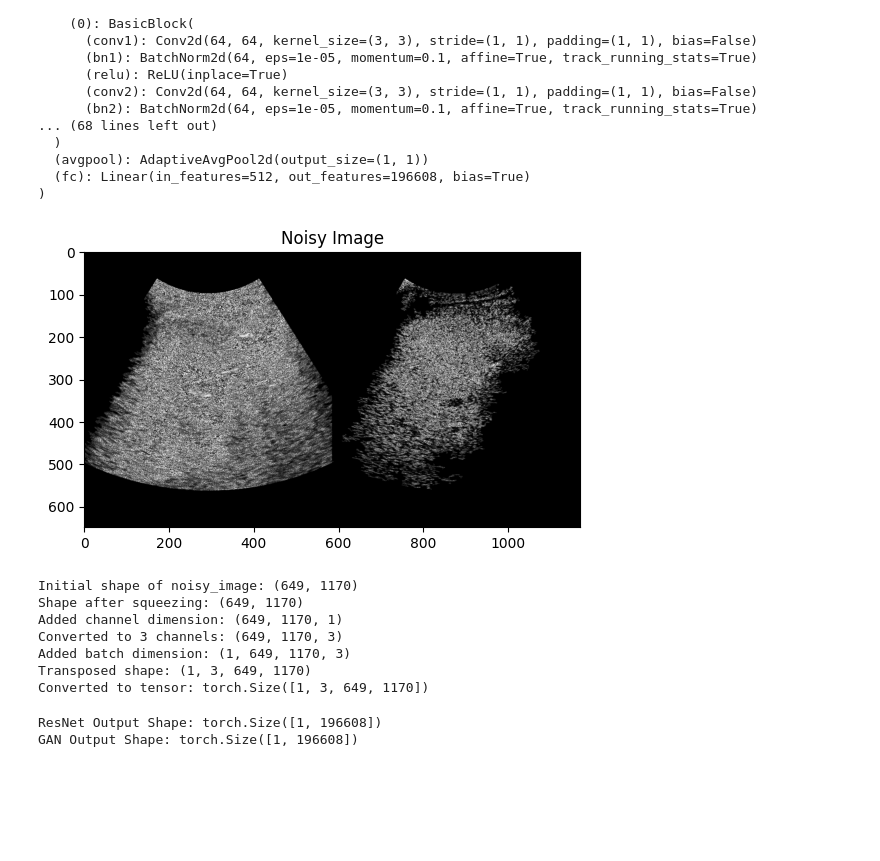
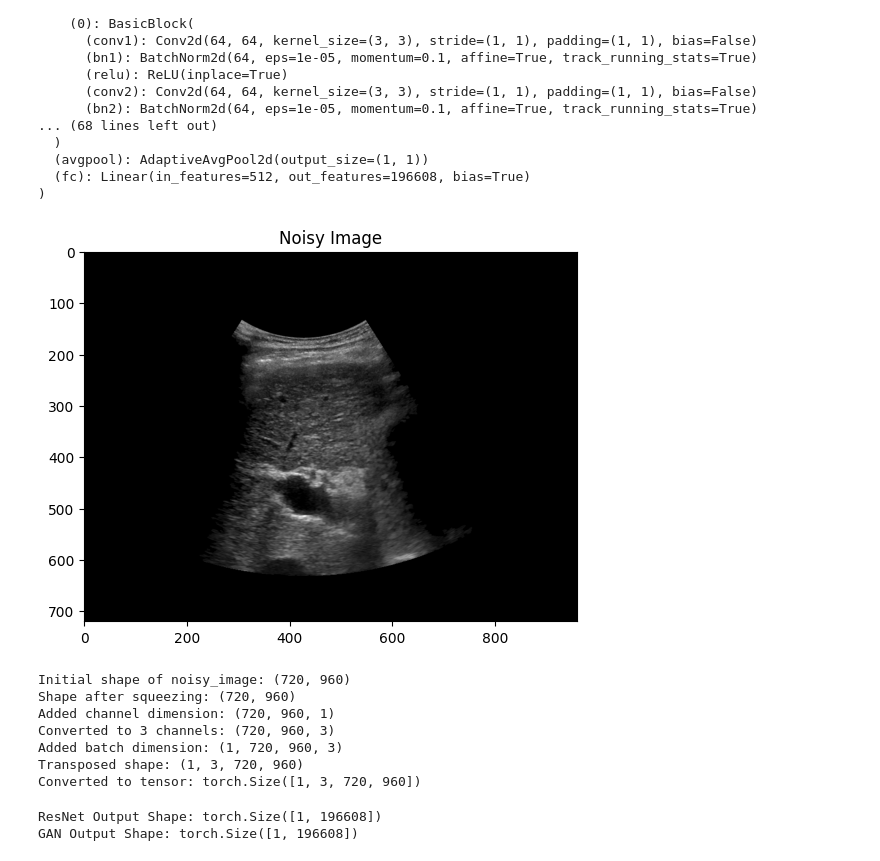
Before and after one commit to NikHerdt/ImageResolutionEnhancement, a Jupyter notebook: testing_models.ipynb, the cells around one changed output. Saved outputs shown, nothing was run; the diff lists cells and outputs as text; code cells hidden in the pictures; blank space fills up the shorter version.

```diff
--- a/testing_models.ipynb
+++ b/testing_models.ipynb
@@ -85,15 +88,15 @@ ResNet(
 )
 # %%
 # Load the noisy image
-noisy_image_path = "Noisy Images/1-6_speckle_noise.png"
+noisy_image_path = "Processed Images/1-1.png"
 noisy_image = plt.imread(noisy_image_path)
 
 # Display the noisy image
 plt.imshow(noisy_image, cmap='gray')
 plt.title("Noisy Image")
 plt.show()
 # %% [output]
-[figure, old version]
+[figure, new version]
 # %%
 # Print the initial shape of noisy_image
 print("Initial shape of noisy_image:", noisy_image.shape)
@@ -126,13 +129,13 @@ print("Transposed shape:", noisy_image.shape)
 noisy_image = torch.tensor(noisy_image).float()
 print("Converted to tensor:", noisy_image.shape)
 # %% [output]
-Initial shape of noisy_image: (649, 1170)
-Shape after squeezing: (649, 1170)
-Added channel dimension: (649, 1170, 1)
-Converted to 3 channels: (649, 1170, 3)
-Added batch dimension: (1, 649, 1170, 3)
-Transposed shape: (1, 3, 649, 1170)
-Converted to tensor: torch.Size([1, 3, 649, 1170])
+Initial shape of noisy_image: (720, 960)
+Shape after squeezing: (720, 960)
+Added channel dimension: (720, 960, 1)
+Converted to 3 channels: (720, 960, 3)
+Added batch dimension: (1, 720, 960, 3)
+Transposed shape: (1, 3, 720, 960)
+Converted to tensor: torch.Size([1, 3, 720, 960])
 # %%
 # Run the noisy image through the models
 with torch.no_grad():
```
Also changed, not shown: parts of 6 cells of this notebook, 4 other files.
